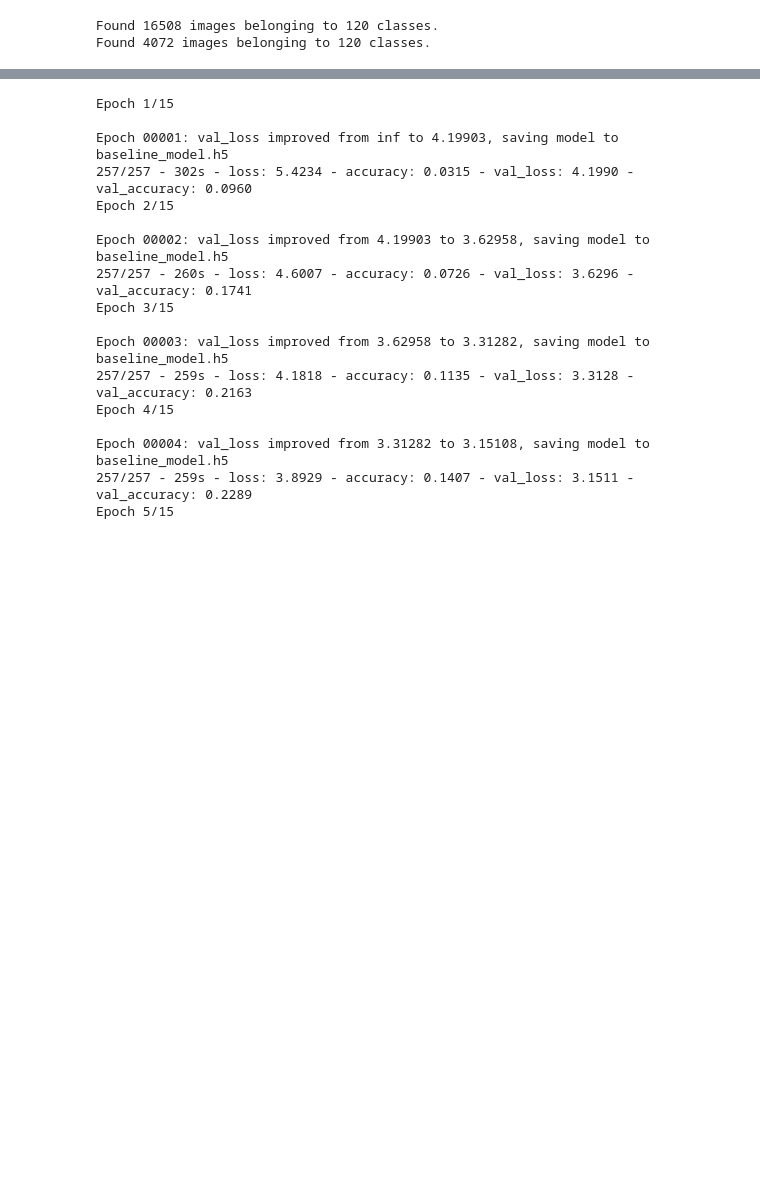
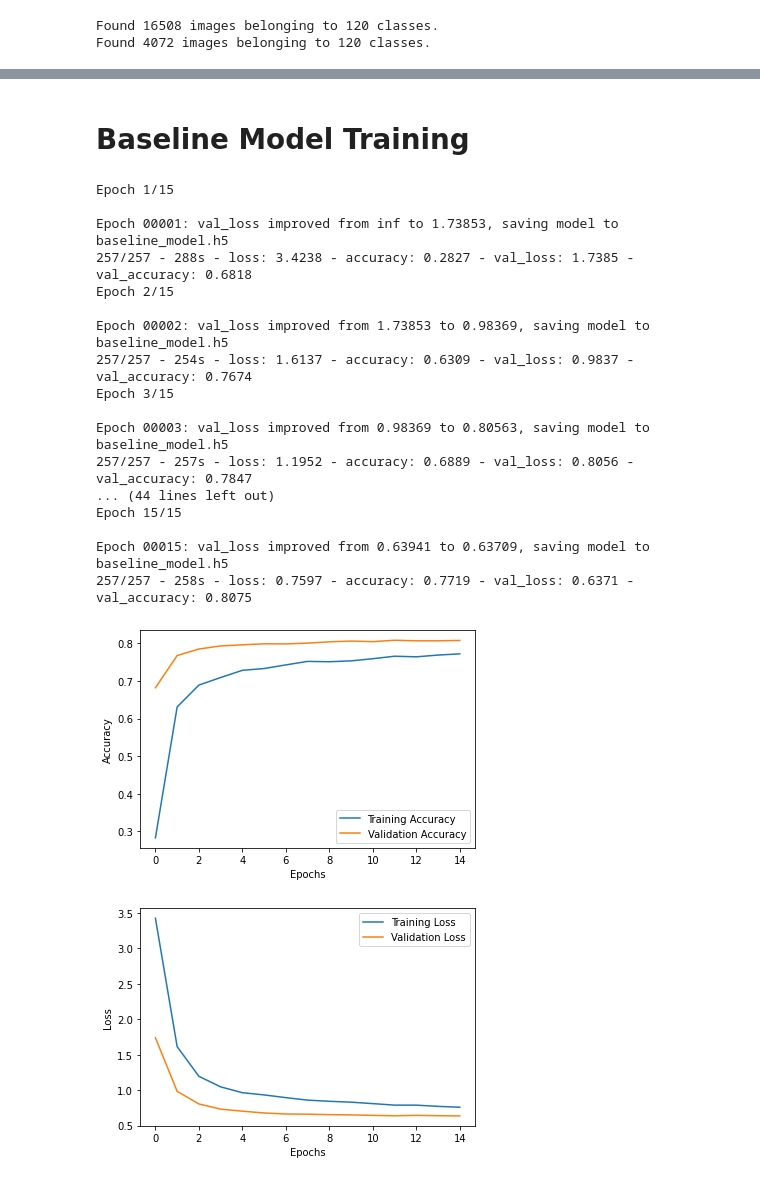
Before and after one commit to ayushdabra/stanford-dogs-dataset-classification, a Jupyter notebook: stanford-dogs-dataset-classification.ipynb, the cells around one changed output, grey strips where cells are left out. Saved outputs shown, nothing was run; the diff lists cells and outputs as text; code cells hidden in the pictures; blank space fills up the shorter version.

```diff
--- a/stanford-dogs-dataset-classification.ipynb
+++ b/stanford-dogs-dataset-classification.ipynb
@@ -92,4 +111,4 @@ plt.show()
 # %%
-vgg16 = applications.VGG16(include_top= False, input_shape= (img_width, img_height, channels))
-vgg16.summary()
+InceptionV3 = applications.InceptionV3(include_top= False, input_shape= (img_width, img_height, channels), weights= 'imagenet')
+InceptionV3.summary()
 # %% [output]
@@ -134,24 +132,14 @@ ________________________________________________________________________________
 # %%
 model = Sequential()
 
-for layer in vgg16.layers:
-    model.add(layer)
+for layer in InceptionV3.layers:
+    layer.trainable= False
+#     print(layer,layer.trainable)
 
-for layer in model.layers:
-    layer.trainable= False
-
-model.add(Flatten(input_shape= (7, 7, 512)))
-
-model.add(Dense(1024, activation= 'relu', name= 'FC1'))
-model.add(BatchNormalization())
-model.add(Dropout(0.4))
-
-model.add(Dense(1024, activation= 'relu', name= 'FC2'))
-model.add(BatchNormalization())
-model.add(Dropout(0.4))
-
-model.add(Dense(120, activation= 'softmax', name= 'FC3'))
-
+model.add(InceptionV3)
+model.add(GlobalAveragePooling2D())
+model.add(Dropout(0.2))
+model.add(Dense(120,activation='softmax'))
 model.summary()
 # %% [output]
 Model: "sequential"
@@ -251,2 +166,4 @@ callbacks = [checkpoint, earlystop, csvlogger,reduceLR]
+# %% [markdown]
+# Baseline Model Training
 # %%
 model.compile(optimizer= keras.optimizers.Adam(lr= 0.0001), loss= 'categorical_crossentropy', metrics= ['accuracy'])
@@ -264,18 +224,37 @@ history = model.fit(
 # %% [output]
 Epoch 1/15
 
-Epoch 00001: val_loss improved from inf to 4.19903, saving model to baseline_model.h5
-257/257 - 302s - loss: 5.4234 - accuracy: 0.0315 - val_loss: 4.1990 - val_accuracy: 0.0960
+Epoch 00001: val_loss improved from inf to 1.73853, saving model to baseline_model.h5
+257/257 - 288s - loss: 3.4238 - accuracy: 0.2827 - val_loss: 1.7385 - val_accuracy: 0.6818
 Epoch 2/15
 
-Epoch 00002: val_loss improved from 4.19903 to 3.62958, saving model to baseline_model.h5
-257/257 - 260s - loss: 4.6007 - accuracy: 0.0726 - val_loss: 3.6296 - val_accuracy: 0.1741
+Epoch 00002: val_loss improved from 1.73853 to 0.98369, saving model to baseline_model.h5
+257/257 - 254s - loss: 1.6137 - accuracy: 0.6309 - val_loss: 0.9837 - val_accuracy: 0.7674
 Epoch 3/15
 
-Epoch 00003: val_loss improved from 3.62958 to 3.31282, saving model to baseline_model.h5
-257/257 - 259s - loss: 4.1818 - accuracy: 0.1135 - val_loss: 3.3128 - val_accuracy: 0.2163
-Epoch 4/15
+Epoch 00003: val_loss improved from 0.98369 to 0.80563, saving model to baseline_model.h5
+257/257 - 257s - loss: 1.1952 - accuracy: 0.6889 - val_loss: 0.8056 - val_accuracy: 0.7847
+... (44 lines left out)
+Epoch 15/15
 
-Epoch 00004: val_loss improved from 3.31282 to 3.15108, saving model to baseline_model.h5
-257/257 - 259s - loss: 3.8929 - accuracy: 0.1407 - val_loss: 3.1511 - val_accuracy: 0.2289
-Epoch 5/15
+Epoch 00015: val_loss improved from 0.63941 to 0.63709, saving model to baseline_model.h5
+257/257 - 258s - loss: 0.7597 - accuracy: 0.7719 - val_loss: 0.6371 - val_accuracy: 0.8075
+# %%
+plt.plot(history.history['accuracy'])
+plt.plot(history.history['val_accuracy'])
+plt.ylabel('Accuracy')
+plt.xlabel('Epochs')
+plt.legend(['Training Accuracy','Validation Accuracy'])
+plt.savefig('finetuned_acc_epoch_v1.png', transparent= True, bbox_inches= 'tight', dpi= 900)
+plt.show()
+
+plt.plot(history.history['loss'])
+plt.plot(history.history['val_loss'])
+plt.ylabel('Loss')
+plt.xlabel('Epochs')
+plt.legend(['Training Loss','Validation Loss'])
+plt.savefig('finetuned_loss_epoch_v1.png', transparent= True, bbox_inches= 'tight', dpi= 900)
+plt.show()
+# %% [output]
+[figure, added]
+[figure, added]
```
Also changed, not shown: parts of 15 cells of this notebook.
